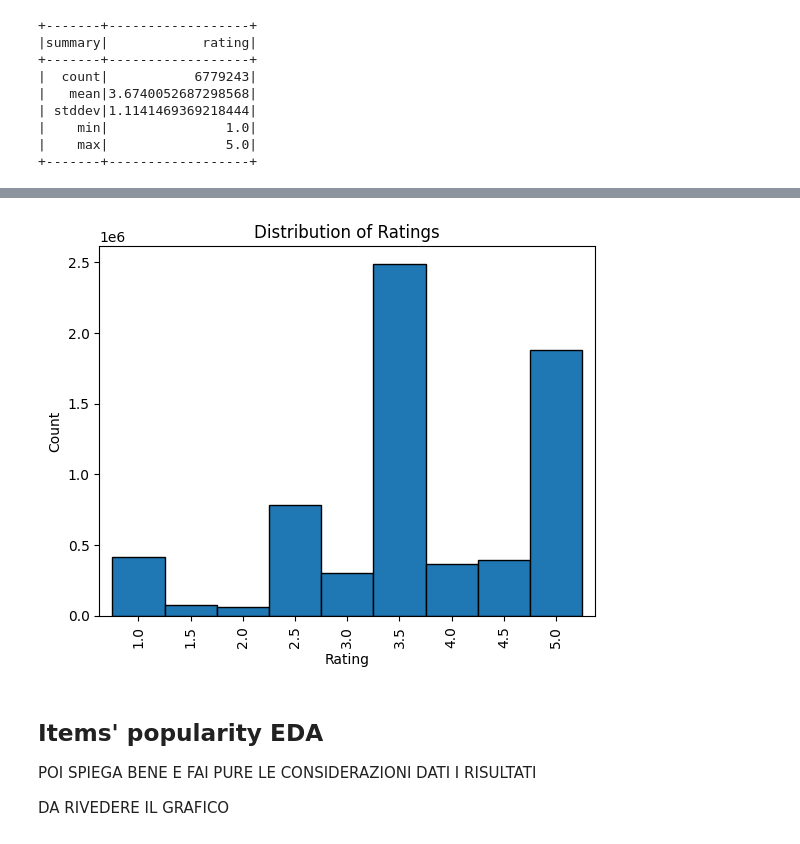
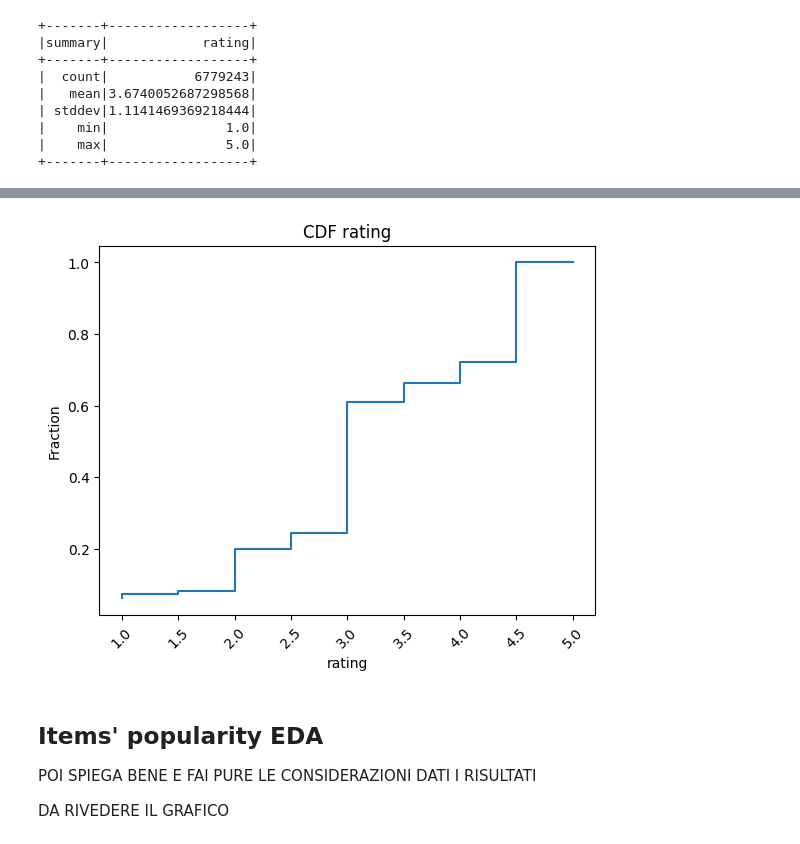
Before and after one commit to LuciaFores/big-data-computing, a Jupyter notebook: Project/Videogame_Recommender_System.ipynb, the cells around one changed output, grey strips where cells are left out. Saved outputs shown, nothing was run; the diff lists cells and outputs as text; code cells hidden in the pictures.

```diff
--- a/Project/Videogame_Recommender_System.ipynb
+++ b/Project/Videogame_Recommender_System.ipynb
@@ -1056,6 +1095,23 @@ only showing top 20 rows
 In this section of the project I will present the pre-eliminary analysis made on the data in order to get an hint of their distribution.
 
 Specifically it will be performed an EDA (Exploratory Data Analysis) E POI METTI PER BENE LE ALTRE DOPO CHE LE HAI FATTE
+# %%
+def CDF(df, col, save=False, format='svg', show=True, title=None):
+    ecdf = sm.distributions.ECDF(df[col])
+    x_values = np.sort(df[col].unique())
+    y_values = ecdf(x_values)
+    plt.step(x_values, y_values)
+    plt.xticks(rotation=45)
+    plt.xlabel(col)
+    plt.ylabel('Fraction')
+    title = ' '.join(['CDF', col]) if title == None else title
+    plt.title(title)
+    title = title.replace(' ', '_')
+    if type(save) == str:
+        plt.savefig(os.path.join(save, '{}.{}'.format(title, format)))
+    if show:
+        plt.show()
+    plt.close()
 # %% [markdown]
 ## Ratings' distribution EDA
 PURE QUA SPIEGA BENE
@@ -1096,14 +1171,9 @@ plt.show()
 # %%
-ratings_df = reviews_df.select('rating').toPandas()
+pd_reviews_df = reviews_df.toPandas()
-# %%
-rating_histogram = ratings_df['rating'].value_counts().sort_index()
-rating_histogram.plot(kind="bar", edgecolor='black', width=1.0)
-plt.xlabel('Rating')
-plt.ylabel('Count')
-plt.title('Distribution of Ratings')
-plt.show()
-# %% [output]
-[figure, removed]
+# %%
+CDF(pd_reviews_df, 'rating')
+# %% [output]
+[figure, added]
 # %% [markdown]
 ## Items' popularity EDA
 POI SPIEGA BENE E FAI PURE LE CONSIDERAZIONI DATI I RISULTATI
```
Also changed, not shown: parts of 28 cells of this notebook.
